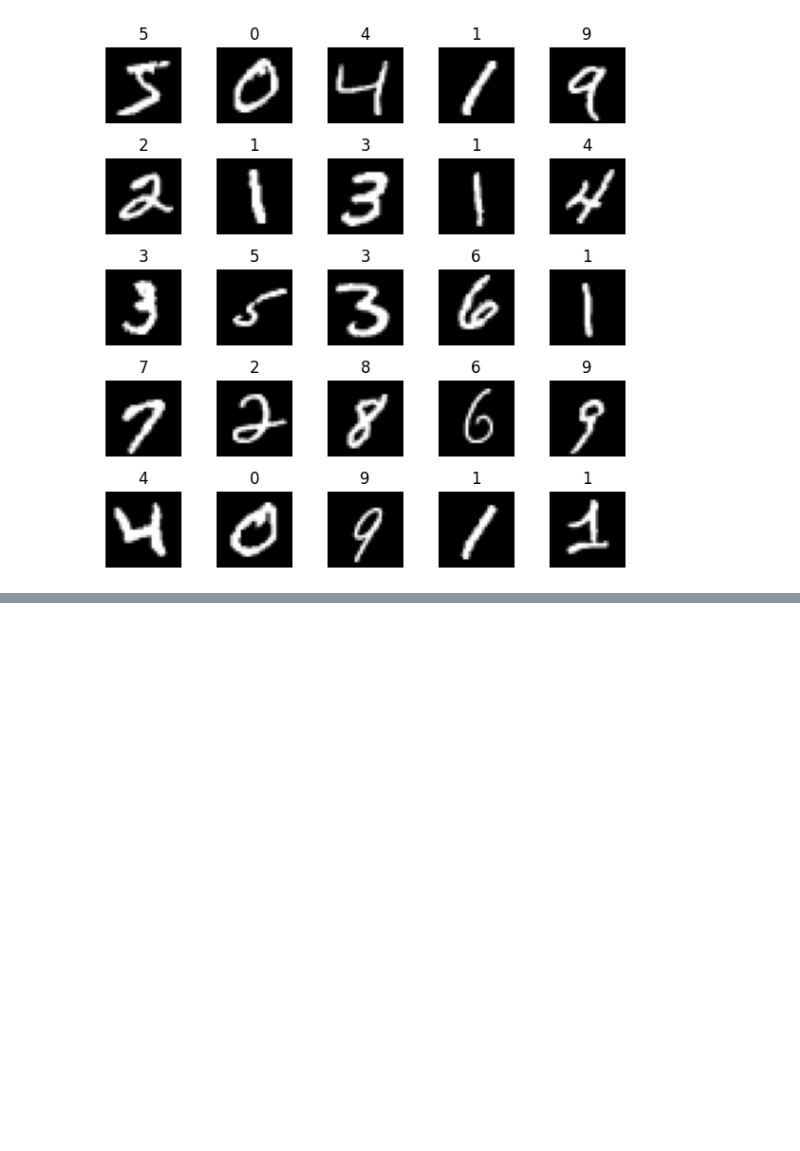
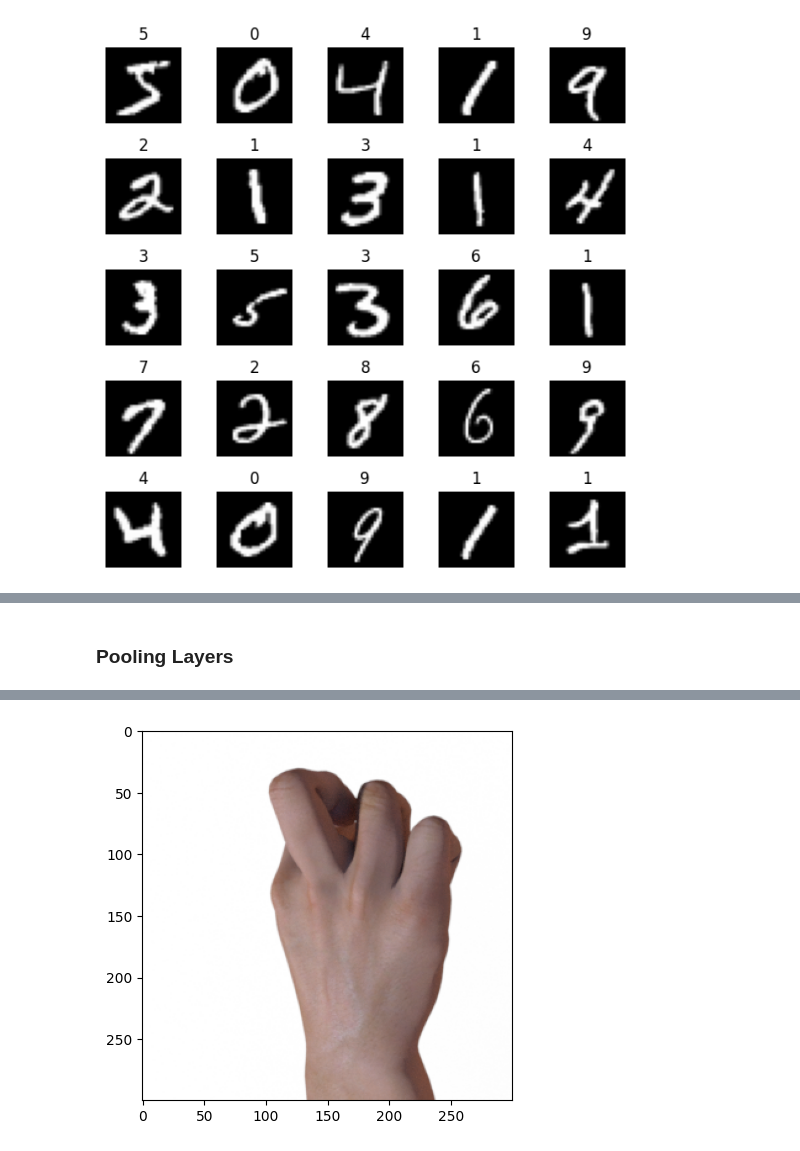
Before and after one commit to weirichd/comp_374, a Jupyter notebook: lecture_notes/Week_5.ipynb, the cells around one changed output, grey strips where cells are left out. Cells and saved outputs as stored; diff of their text form; code cells hidden in the pictures; blank space fills up the shorter version.

```diff
--- a/lecture_notes/Week_5.ipynb
+++ b/lecture_notes/Week_5.ipynb
@@ -221,0 +271,19 @@ Test Accuracy: 0.9587
+# %% [markdown]
+### Pooling Layers
+# %%
+import tensorflow_datasets as tfds
+import matplotlib.pyplot as plt
+
+# Load the Rock Paper Scissors dataset
+dataset, info = tfds.load('rock_paper_scissors', as_supervised=True, with_info=True)
+
+# Split the dataset into training and test sets
+train_dataset = dataset['train']
+test_dataset = dataset['test']
+
+# Preview some samples
+for image, label in train_dataset.take(5):
+    # Display the image if needed (requires matplotlib or similar)
+    # Example: plt.imshow(image.numpy())
+    plt.imshow(image.numpy())
+# %% [output]
@@ -221,0 +291 @@ Test Accuracy: 0.9587
+[figure, added]
```
Also changed, not shown: parts of 12 cells of this notebook, 4 other files.
